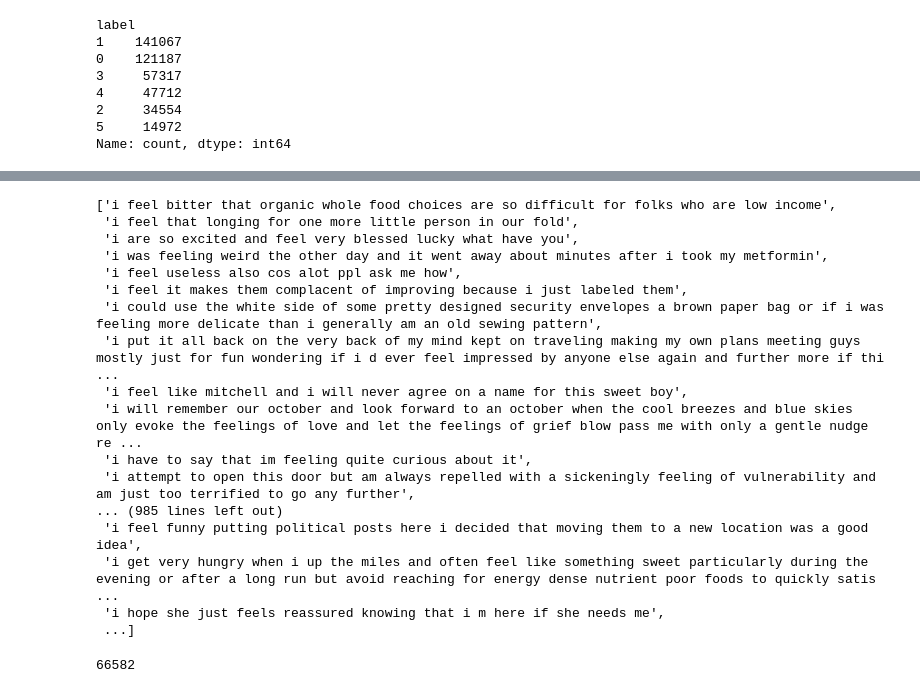
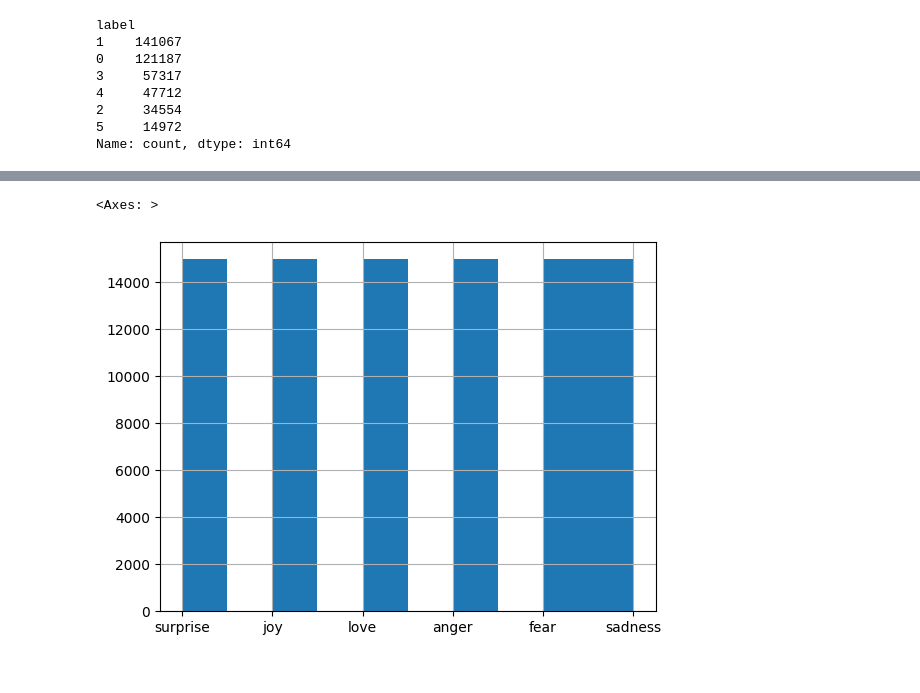
Before and after one commit to RandomFolder/Knowledge_graph_classification, a Jupyter notebook: KG.ipynb, the cells around one changed output, grey strips where cells are left out. Drawn from its saved outputs; the diff is of its cells as text; code cells hidden in the pictures.

```diff
--- a/KG.ipynb
+++ b/KG.ipynb
@@ -286,3 +231,8 @@ Name: emotion, dtype: int64
+# %%
+overall_df['emotion'].hist()
+# %% [output]
+<Axes: >
+[figure, added]
 # %%
 X = list(overall_df['text'])
 y = list(overall_df['emotion'])
@@ -290,23 +239,3 @@ y_numeric = list(overall_df['label'])
-# %%
-X
-# %% [output]
-['i feel bitter that organic whole food choices are so difficult for folks who are low income',
- 'i feel that longing for one more little person in our fold',
- 'i are so excited and feel very blessed lucky what have you',
- 'i was feeling weird the other day and it went away about minutes after i took my metformin',
- 'i feel useless also cos alot ppl ask me how',
- 'i feel it makes them complacent of improving because i just labeled them',
- 'i could use the white side of some pretty designed security envelopes a brown paper bag or if i was feeling more delicate than i generally am an old sewing pattern',
- 'i put it all back on the very back of my mind kept on traveling making my own plans meeting guys mostly just for fun wondering if i d ever feel impressed by anyone else again and further more if thi ...
- 'i feel like mitchell and i will never agree on a name for this sweet boy',
- 'i will remember our october and look forward to an october when the cool breezes and blue skies only evoke the feelings of love and let the feelings of grief blow pass me with only a gentle nudge re ...
- 'i have to say that im feeling quite curious about it',
- 'i attempt to open this door but am always repelled with a sickeningly feeling of vulnerability and am just too terrified to go any further',
-... (985 lines left out)
- 'i feel funny putting political posts here i decided that moving them to a new location was a good idea',
- 'i get very hungry when i up the miles and often feel like something sweet particularly during the evening or after a long run but avoid reaching for energy dense nutrient poor foods to quickly satis ...
- 'i hope she just feels reassured knowing that i m here if she needs me',
- ...]
 # %%
 from sklearn.model_selection import train_test_split
 
@@ -324,7 +243,3 @@ X_train, X_test, y_train, y_test = train_test_split(X, y, test_size=0.2, random_
 # %%
 clf = GraphClassifier()
 clf.fit(X_train, y_train, unique_labels, len(X))
-# %%
-len(X_train)
-# %% [output]
-66582
```
Also changed, not shown: parts of 28 cells of this notebook, 1 other file.
